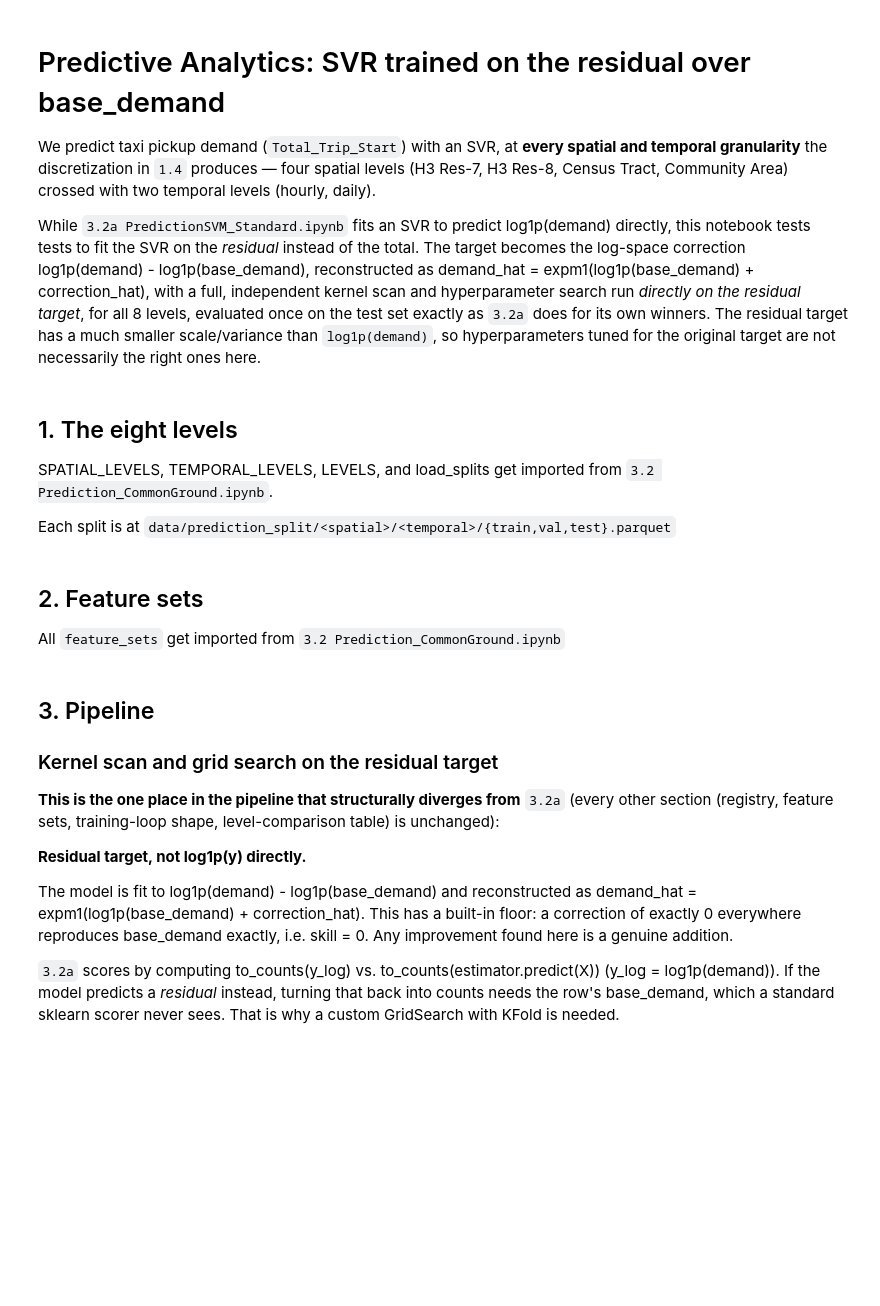
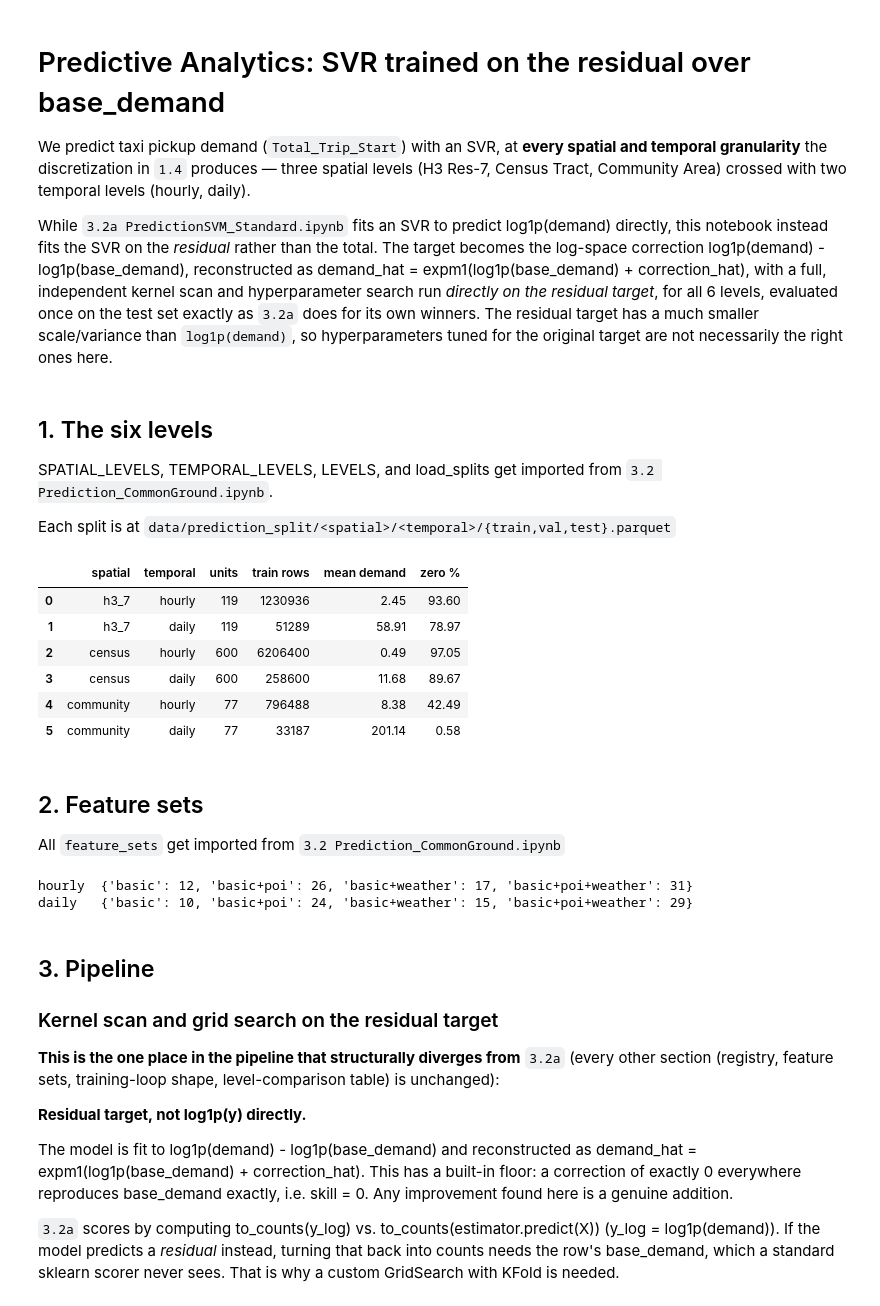
Before and after one commit to larissatheilmann/AAA_Project_Group7, a Jupyter notebook: notebooks/3.2b PredictionSVM_Residual.ipynb, the cells around one changed output. Drawn from its saved outputs; the diff is of its cells as text; code cells hidden in the pictures; blank space fills up the shorter version.

Commit message:
SVM Notebooks run through

```diff
--- a/notebooks/3.2b PredictionSVM_Residual.ipynb
+++ b/notebooks/3.2b PredictionSVM_Residual.ipynb
@@ -2,11 +2,11 @@
 # Predictive Analytics: SVR trained on the residual over base_demand
 
 We predict taxi pickup demand (`Total_Trip_Start`) with an SVR, at **every spatial and
-temporal granularity** the discretization in `1.4` produces — four spatial levels (H3 Res-7, H3 Res-8,
+temporal granularity** the discretization in `1.4` produces — three spatial levels (H3 Res-7,
 Census Tract, Community Area) crossed with two temporal levels (hourly, daily).
 
-While `3.2a PredictionSVM_Standard.ipynb` fits an SVR to predict log1p(demand) directly, this notebook tests tests to fit the SVR on the *residual* instead of the total.
-The target becomes the log-space correction log1p(demand) - log1p(base_demand), reconstructed as demand_hat = expm1(log1p(base_demand) + correction_hat), with a full, independent kernel scan and hyperparameter search run *directly on the residual target*, for all 8 levels, evaluated once on the test set exactly as `3.2a` does for its own winners. The residual target has a much smaller scale/variance than `log1p(demand)`, so hyperparameters tuned for the original target are not necessarily the right
+While `3.2a PredictionSVM_Standard.ipynb` fits an SVR to predict log1p(demand) directly, this notebook instead fits the SVR on the *residual* rather than the total.
+The target becomes the log-space correction log1p(demand) - log1p(base_demand), reconstructed as demand_hat = expm1(log1p(base_demand) + correction_hat), with a full, independent kernel scan and hyperparameter search run *directly on the residual target*, for all 6 levels, evaluated once on the test set exactly as `3.2a` does for its own winners. The residual target has a much smaller scale/variance than `log1p(demand)`, so hyperparameters tuned for the original target are not necessarily the right
 ones here.
 # %%
 # Run the common ground notebook to set up the environment and import necessary libraries and define functions and variables that are used in this notebook.
@@ -43,36 +43,32 @@ N_CV_SPLITS = 3  # folds for the manual residual grid search (matches 3.2a's Gri
 # fail to converge in reasonable time. A large but finite cap ends a non-converging fit.
 SVR_MAX_ITER = 50_000
 # %% [markdown]
-## 1. The eight levels
+## 1. The six levels
 
 SPATIAL_LEVELS, TEMPORAL_LEVELS, LEVELS, and load_splits get imported from  `3.2 Prediction_CommonGround.ipynb`.
 
 Each split is at `data/prediction_split/<spatial>/<temporal>/{train,val,test}.parquet`
 # %%
-# Overview of what we are about to train on. The zero share differs a lot between the different spatial
-# and temporal levels, which is important to keep in mind when interpreting the results.
-overview = []
-for spatial, temporal in LEVELS:
-    df = pd.read_parquet(SPLIT_DIR / spatial / temporal / "train.parquet",
-                         columns=[SPATIAL_LEVELS[spatial], TARGET])
-    overview.append({
-        "spatial": spatial, "temporal": temporal,
-        "units": df[SPATIAL_LEVELS[spatial]].nunique(),
-        "train rows": len(df),
-        "mean demand": df[TARGET].mean(),
-        "zero %": (df[TARGET] == 0).mean() * 100,
-    })
-    del df
-
-pd.DataFrame(overview).round(2)
+# Per-level training overview (units, rows, mean demand, zero share); helper in Common Ground.
+overview_table()
+# %% [output]
+|  | spatial | temporal | units | train rows | mean demand | zero % |
+| 0 | h3_7 | hourly | 119 | 1230936 | 2.45 | 93.60 |
+| 1 | h3_7 | daily | 119 | 51289 | 58.91 | 78.97 |
+| 2 | census | hourly | 600 | 6206400 | 0.49 | 97.05 |
+| 3 | census | daily | 600 | 258600 | 11.68 | 89.67 |
+| 4 | community | hourly | 77 | 796488 | 8.38 | 42.49 |
+| 5 | community | daily | 77 | 33187 | 201.14 | 0.58 |
 # %% [markdown]
 ## 2. Feature sets
 
 All `feature_sets` get imported from `3.2 Prediction_CommonGround.ipynb`
 # %%
-for temporal in TEMPORAL_LEVELS:
-    sizes = {name: len(f) for name, f in feature_sets(temporal).items()}
-    print(f"{temporal:7s} {sizes}")
+# Feature set sizes for each temporal level; helper in Common Ground.
+print_feature_set_sizes()
+# %% [output]
+hourly  {'basic': 12, 'basic+poi': 26, 'basic+weather': 17, 'basic+poi+weather': 31}
+daily   {'basic': 10, 'basic+poi': 24, 'basic+weather': 15, 'basic+poi+weather': 29}
 # %% [markdown]
 ## 3. Pipeline
 ### Kernel scan and grid search on the residual target
```
Also changed, not shown: parts of 7 cells of this notebook, 1 other file.
